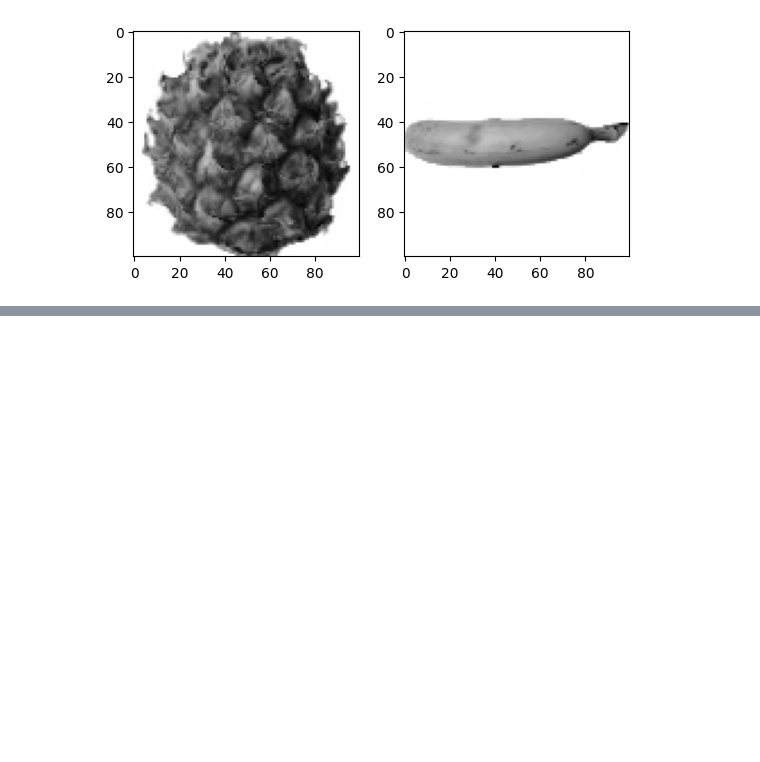
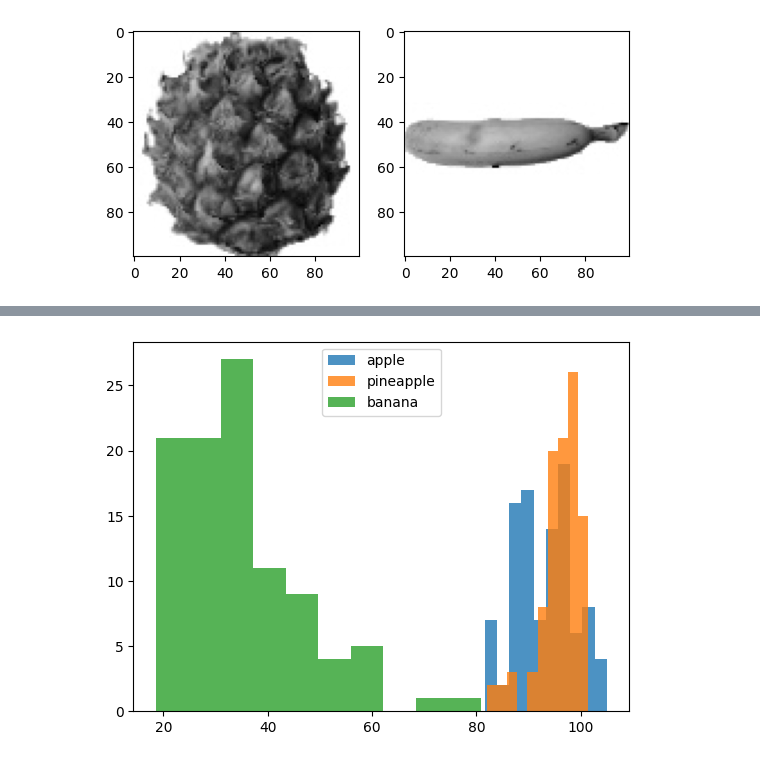
Before and after one commit to barahana20/solo_machine, a Jupyter notebook: 6-1/unsupervised_learning.ipynb, the cells around one changed output, grey strips where cells are left out. Drawn from its saved outputs; the diff is of its cells as text; code cells hidden in the pictures; blank space fills up the shorter version.

```diff
--- a/6-1/unsupervised_learning.ipynb
+++ b/6-1/unsupervised_learning.ipynb
@@ -56,3 +38,7 @@ axs[1].imshow(fruits[200], cmap='gray_r')
 plt.show()
 # %% [output]
 [figure]
+# %%
+apple = fruits[0:100].reshape(-1, 100*100)
+pineapple = fruits[100:200].reshape(-1, 100*100)
+banana = fruits[200:300].reshape(-1, 100*100)
@@ -58,0 +65,8 @@ plt.show()
+# %%
+plt.hist(np.mean(apple, axis=1), alpha=0.8)
+plt.hist(np.mean(pineapple, axis=1), alpha=0.8)
+plt.hist(np.mean(banana, axis=1), alpha=0.8)
+plt.legend(['apple', 'pineapple', 'banana'])
+plt.show()
+# %% [output]
+[figure, added]
```
Also changed, not shown: parts of 8 cells of this notebook.
